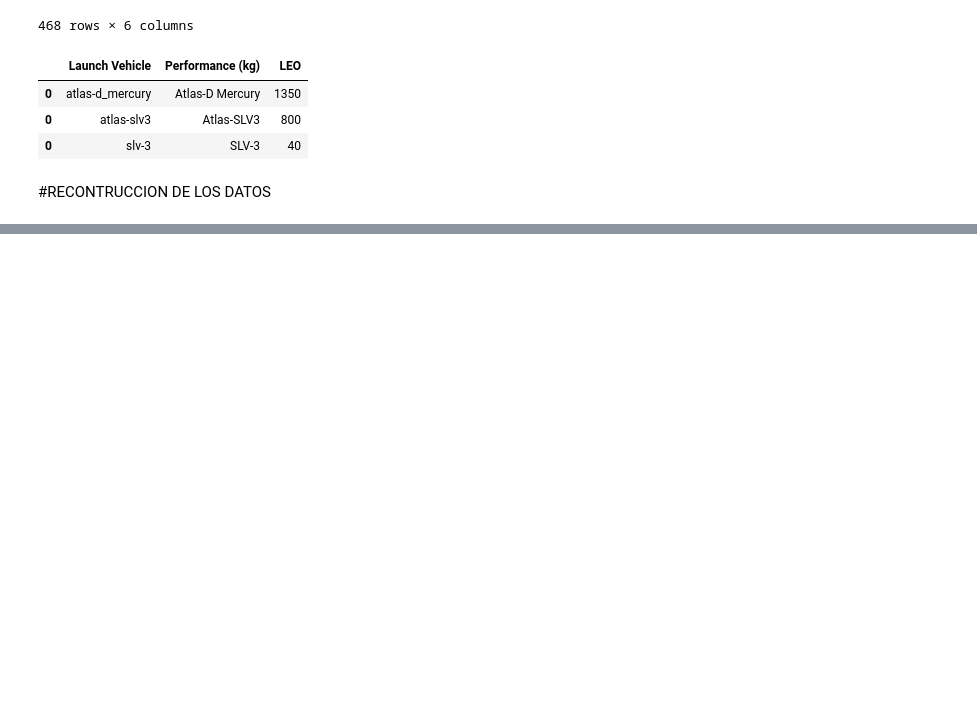
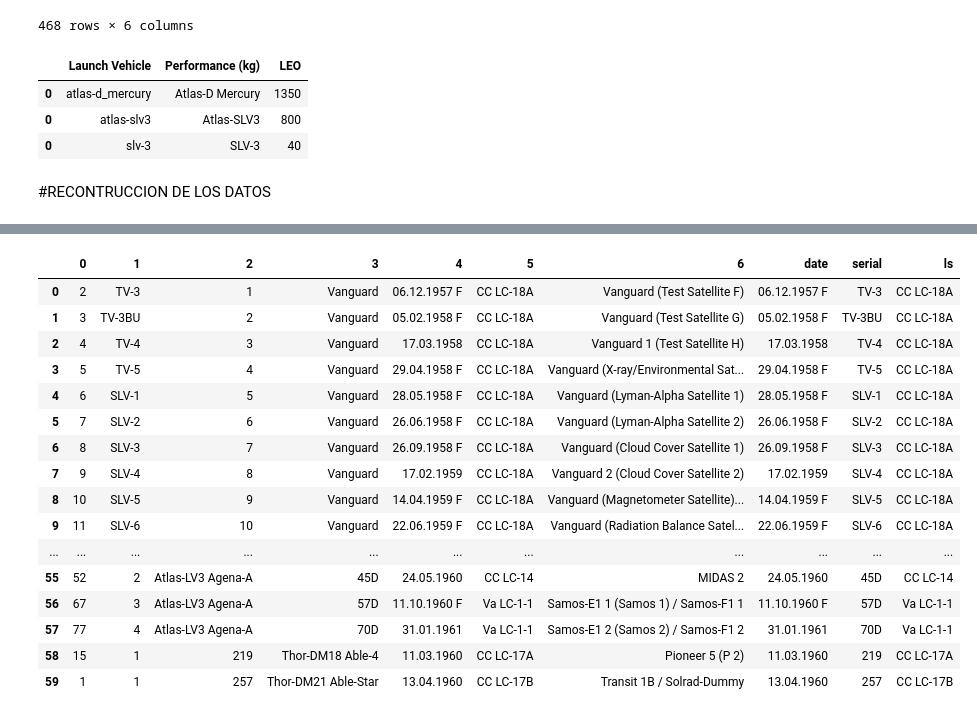
Before and after one commit to joeSL-ms/Desarrollo, a Jupyter notebook: Trabajo.ipynb, the cells around one changed output, grey strips where cells are left out. Drawn from its saved outputs; the diff is of its cells as text; code cells hidden in the pictures; blank space fills up the shorter version.

```diff
--- a/Trabajo.ipynb
+++ b/Trabajo.ipynb
@@ -399,3 +518,3 @@ for column in df_8.columns:
 # %%
-for column in df_8.columns:
-    df_8.loc[df_8[column].str.contains(pattern), 'date'] = df_8.loc[df_8[column].str.contains(pattern), column]
+for column in df_6.columns:
+    df_6.loc[df_6[column].str.contains(pattern), 'date'] = df_6.loc[df_6[column].str.contains(pattern), column]
@@ -423,0 +521,33 @@ df_8
+# %%
+df_6.drop(columns = 'ls', inplace = True)
+# %%
+for column in df_6.columns:
+    df_6[column]=df_6[column].str.strip()
+
+df_6['date'] = df_6['date'].fillna('00.00.2022')
+
+for column in range(4):
+    df_6.loc[df_6[column].str.contains(pattern_serial) , 'serial'] = df_6.loc[df_6[column].str.contains(pattern_serial) , column]
+# %%
+for column in range(4,6):
+    df_6.loc[df_6[column].str.contains(pattern_ls), 'ls'] =  df_6.loc[df_6[column].str.contains(pattern_ls)  , column]
+# %%
+df_6[:60]
+# %% [output]
+|  | 0 | 1 | 2 | 3 | 4 | 5 | 6 | date | serial | ls |
+| 0 | 2 | TV-3 | 1 | Vanguard | 06.12.1957 F | CC LC-18A | Vanguard (Test Satellite F) | 06.12.1957 F | TV-3 | CC LC-18A |
+| 1 | 3 | TV-3BU | 2 | Vanguard | 05.02.1958 F | CC LC-18A | Vanguard (Test Satellite G) | 05.02.1958 F | TV-3BU | CC LC-18A |
+| 2 | 4 | TV-4 | 3 | Vanguard | 17.03.1958 | CC LC-18A | Vanguard 1 (Test Satellite H) | 17.03.1958 | TV-4 | CC LC-18A |
+| 3 | 5 | TV-5 | 4 | Vanguard | 29.04.1958 F | CC LC-18A | Vanguard (X-ray/Environmental Sat... | 29.04.1958 F | TV-5 | CC LC-18A |
+| 4 | 6 | SLV-1 | 5 | Vanguard | 28.05.1958 F | CC LC-18A | Vanguard (Lyman-Alpha Satellite 1) | 28.05.1958 F | SLV-1 | CC LC-18A |
+| 5 | 7 | SLV-2 | 6 | Vanguard | 26.06.1958 F | CC LC-18A | Vanguard (Lyman-Alpha Satellite 2) | 26.06.1958 F | SLV-2 | CC LC-18A |
+| 6 | 8 | SLV-3 | 7 | Vanguard | 26.09.1958 F | CC LC-18A | Vanguard (Cloud Cover Satellite 1) | 26.09.1958 F | SLV-3 | CC LC-18A |
+| 7 | 9 | SLV-4 | 8 | Vanguard | 17.02.1959 | CC LC-18A | Vanguard 2 (Cloud Cover Satellite 2) | 17.02.1959 | SLV-4 | CC LC-18A |
+| 8 | 10 | SLV-5 | 9 | Vanguard | 14.04.1959 F | CC LC-18A | Vanguard (Magnetometer Satellite)... | 14.04.1959 F | SLV-5 | CC LC-18A |
+| 9 | 11 | SLV-6 | 10 | Vanguard | 22.06.1959 F | CC LC-18A | Vanguard (Radiation Balance Satel... | 22.06.1959 F | SLV-6 | CC LC-18A |
+| ... | ... | ... | ... | ... | ... | ... | ... | ... | ... | ... |
+| 55 | 52 | 2 | Atlas-LV3 Agena-A | 45D | 24.05.1960 | CC LC-14 | MIDAS 2 | 24.05.1960 | 45D | CC LC-14 |
+| 56 | 67 | 3 | Atlas-LV3 Agena-A | 57D | 11.10.1960 F | Va LC-1-1 | Samos-E1 1 (Samos 1) / Samos-F1 1 | 11.10.1960 F | 57D | Va LC-1-1 |
+| 57 | 77 | 4 | Atlas-LV3 Agena-A | 70D | 31.01.1961 | Va LC-1-1 | Samos-E1 2 (Samos 2) / Samos-F1 2 | 31.01.1961 | 70D | Va LC-1-1 |
+| 58 | 15 | 1 | 219 | Thor-DM18 Able-4 | 11.03.1960 | CC LC-17A | Pioneer 5 (P 2) | 11.03.1960 | 219 | CC LC-17A |
+| 59 | 1 | 1 | 257 | Thor-DM21 Able-Star | 13.04.1960 | CC LC-17B | Transit 1B / Solrad-Dummy | 13.04.1960 | 257 | CC LC-17B |
```
Also changed, not shown: parts of 24 cells of this notebook.
